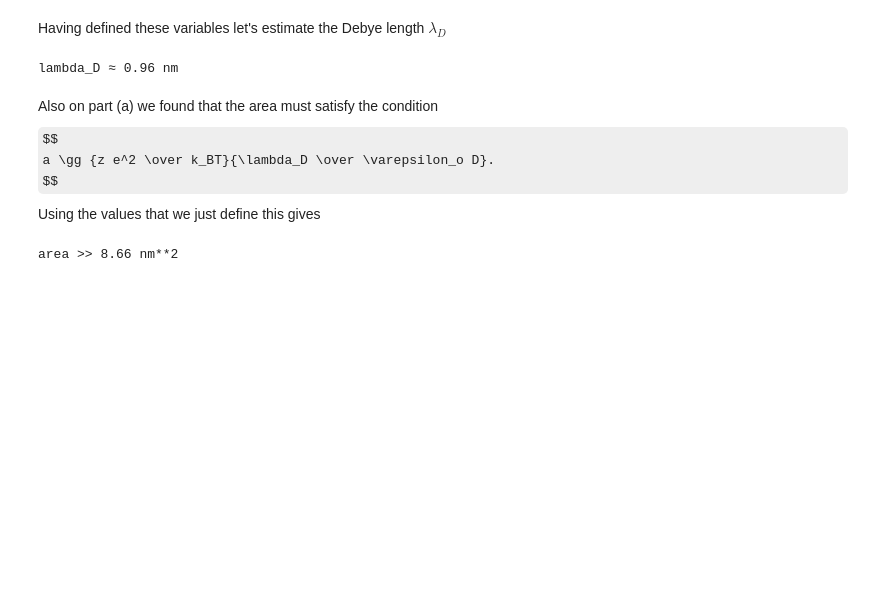
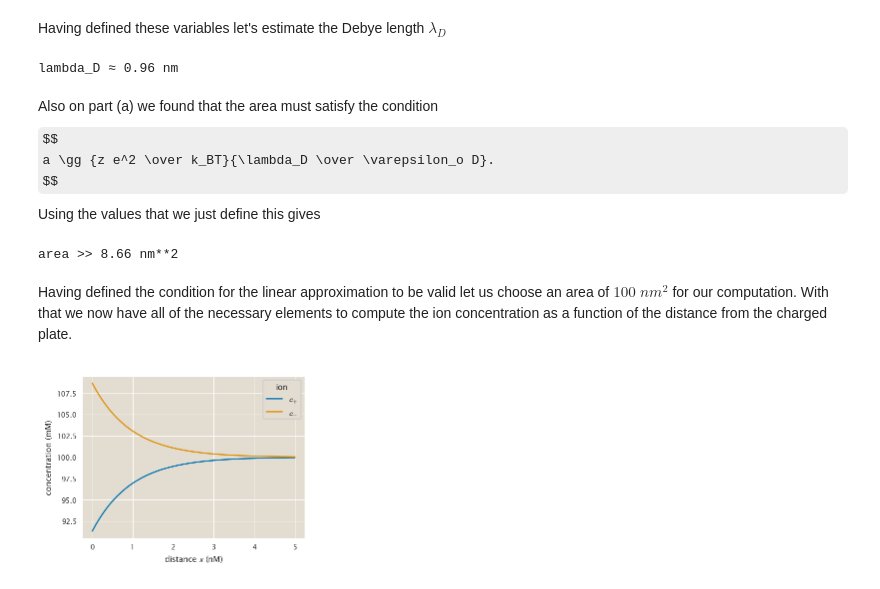
Before and after one commit to mrazomej/pboc, a Jupyter notebook: src/chapter_09.ipynb, the cells around one changed output. Saved outputs shown, nothing was run; the diff lists cells and outputs as text; code cells hidden in the pictures; some formulas as TeX source; blank space fills up the shorter version.

Commit message:
finished problem 9.7

```diff
--- a/src/chapter_09.ipynb
+++ b/src/chapter_09.ipynb
@@ -255,8 +255,8 @@ e_charge = 1.6E-19  # C
 # %% [markdown]
 Having defined these variables let's estimate the Debye length $\lambda_D$
 # %%
-lam_D = np.sqrt(eps_D * kBT / 2 / (z * e_charge)**2 / c_inf) * 1E9
-print('lambda_D ≈ {:.2f} nm'.format(lam_D))
+lam_D = np.sqrt(eps_D * kBT / 2 / (z * e_charge)**2 / c_inf)
+print('lambda_D ≈ {:.2f} nm'.format(lam_D * 1E9))
 # %% [output]
 lambda_D ≈ 0.96 nm
 # %% [markdown]
@@ -272,2 +272,32 @@ print('area >> {:.2f} nm**2'.format(a_condition))
 # %% [output]
 area >> 8.66 nm**2
+# %% [markdown]
+Having defined the condition for the linear approximation to be valid let us choose an area of $100 \;nm^2$ for our computation. With that we now have all of the necessary elements to compute the ion concentration as a function of the distance from the charged plate.
+# %%
+# Define range of x values
+x_range = np.linspace(0, 5, 50) / 1E9  # m
+
+# Compute ion concentration
+c_plus = 100 * (1 - z * e_charge / kBT *
+               (e_charge / 100 * 1E9**2) * lam_D / eps_D *
+               np.exp(-x_range / lam_D))
+
+c_minus =  100 * (1 + z * e_charge / kBT *
+                  (e_charge / 100 * 1E9**2) * lam_D / eps_D *
+                  np.exp(-x_range / lam_D))
+
+# Plot ion concentrations
+plt.plot(x_range * 1E9, c_plus, label=r'$c_+$')
+plt.plot(x_range * 1E9 , c_minus, label=r'$c_-$')
+
+# Label axis
+plt.xlabel(r'distance $x$ (nM)')
+plt.ylabel(r'concentration (mM)')
+
+# Add legend
+plt.legend(title='ion')
+
+# Save figure
+plt.savefig(figdir + 'problem_09_07_01.png', bbox_inches='tight', dpi=300)
+# %% [output]
+[figure, added]
```
Also changed, not shown: parts of 2 cells of this notebook.
